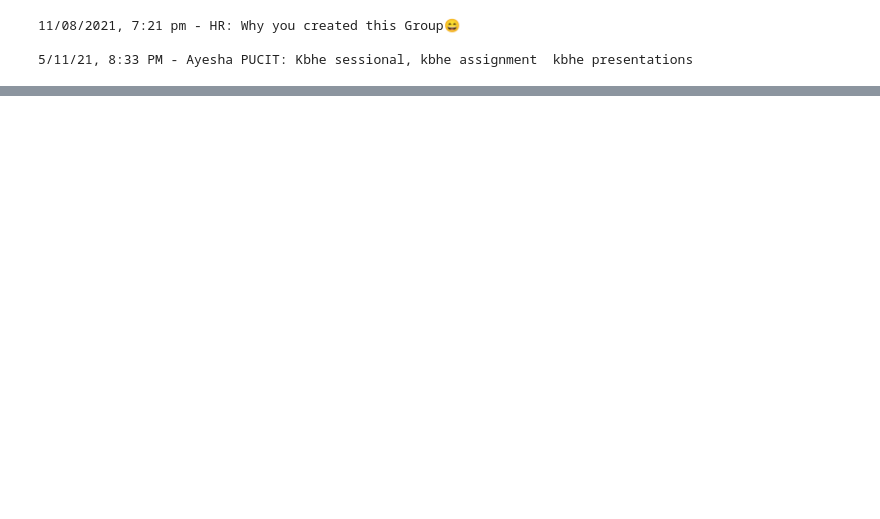
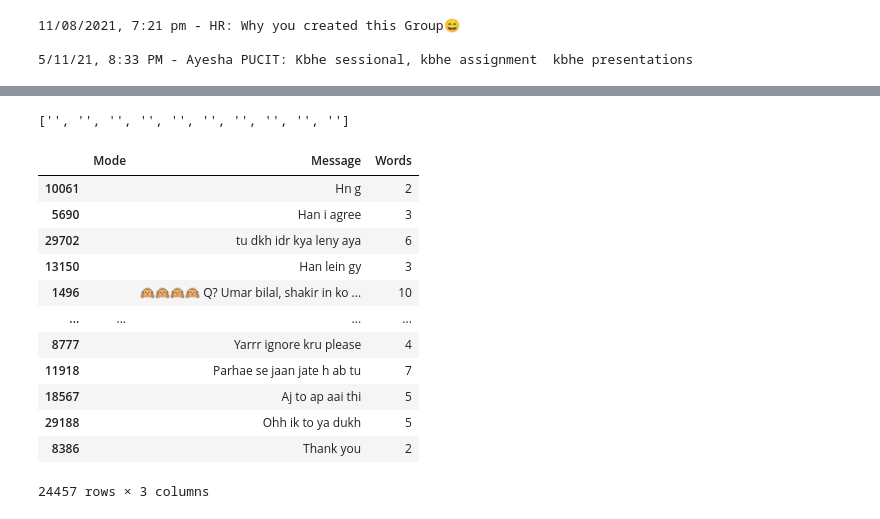
Before and after one commit to Hassan6678/NLP, a Jupyter notebook: WhatsappAnalysis.ipynb, the cells around one changed output, grey strips where cells are left out. Cells and saved outputs as stored; diff of their text form; code cells hidden in the pictures; blank space fills up the shorter version.

Commit message:
data cleaning

```diff
--- a/WhatsappAnalysis.ipynb
+++ b/WhatsappAnalysis.ipynb
@@ -375,0 +375,9 @@ NO
+# %%
+#data = [df1["A"], df2["A"]]
+#headers = ["df1", "df2"]
+#df3 = pd. concat(data, axis=1, keys=headers)
+
+data = [df['Message']]
+rd = pd.concat(data, axis=1)
+
+type(rd)
@@ -375,0 +397,11 @@ NO
+# %%
+### new Data Frame
+#rd = df['Message']
+
+### Remove all Emoji and other Symbols
+rd = rd.replace(r'\W*$', '' , regex=True)
+
+rd = rd.replace(r'^\s*$', np.nan , regex=True)
+
+#rd = df[df['Message'].notna()]
+rd = rd[rd['Message'].notna()]
@@ -375,0 +435,33 @@ NO
+# %%
+rd = rd.sample(frac = 1)
+# %%
+len(rd)
+
+mode = [''] * len(rd)
+
+print(mode[:10])
+
+rd['Mode'] = mode
+
+### Rearranging the columns for better understanding
+rd = rd[['Mode','Message']]
+
+rd['Words'] = rd['Message'].apply(lambda s : len(s.split(' ')))
+# %% [output]
+['', '', '', '', '', '', '', '', '', '']
+# %%
+rd
+# %% [output]
+|  | Mode | Message | Words |
+| 10061 |  | Hn g | 2 |
+| 5690 |  | Han i agree | 3 |
+| 29702 |  | tu dkh idr kya leny aya | 6 |
+| 13150 |  | Han lein gy | 3 |
+| 1496 |  | 🙉🙉🙉🙉 Q? Umar bilal, shakir in ko ... | 10 |
+| ... | ... | ... | ... |
+| 8777 |  | Yarrr ignore kru please | 4 |
+| 11918 |  | Parhae se jaan jate h ab tu | 7 |
+| 18567 |  | Aj to ap aai thi | 5 |
+| 29188 |  | Ohh ik to ya dukh | 5 |
+| 8386 |  | Thank you | 2 |
+24457 rows × 3 columns
```
Also changed, not shown: parts of 16 cells of this notebook.
